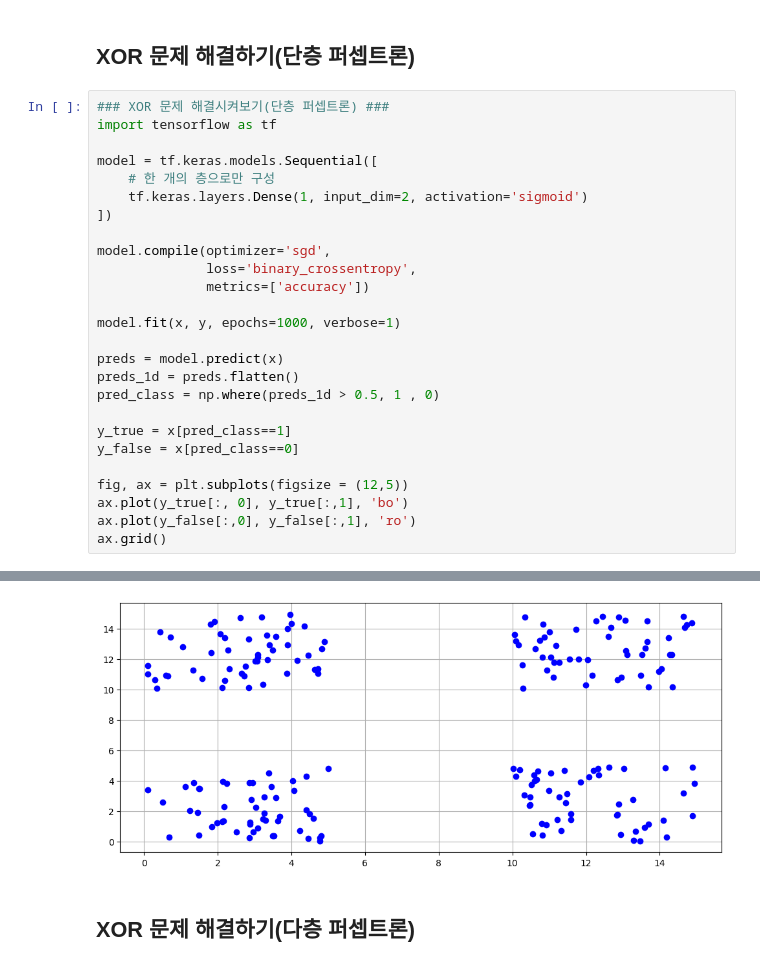
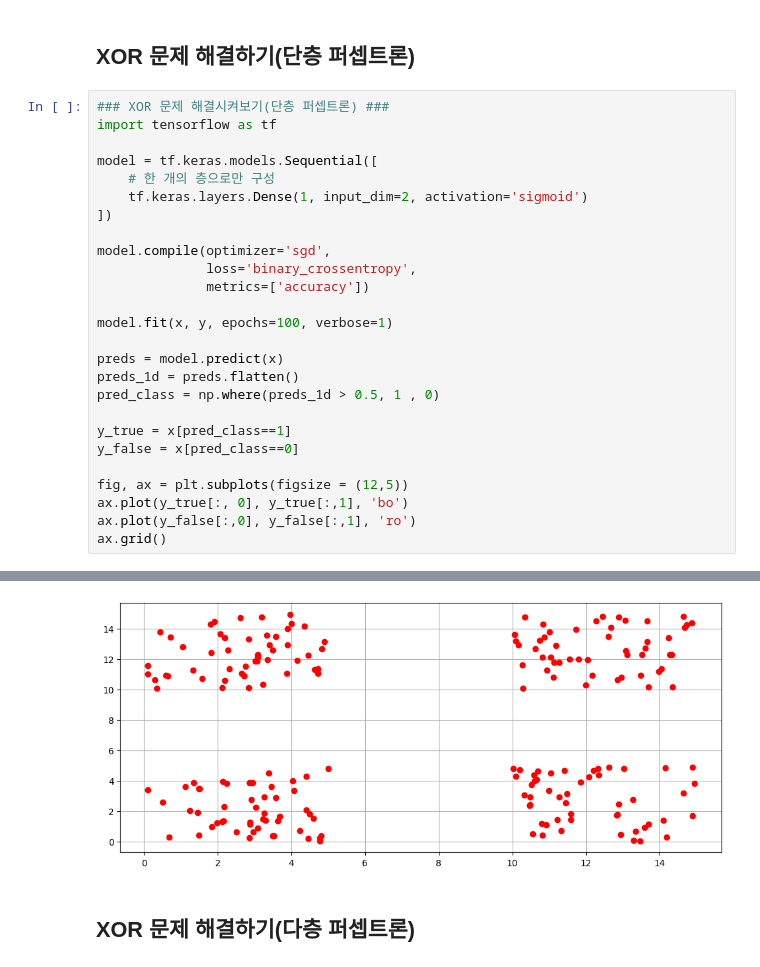
Before and after one commit to cserock/colab-examples, a Jupyter notebook: 02_퍼셉트론_XOR_예제.ipynb, the cells around one changed output, grey strips where cells are left out. Drawn from its saved outputs; the diff is of its cells as text.

```diff
--- a/02_퍼셉트론_XOR_예제.ipynb
+++ b/02_퍼셉트론_XOR_예제.ipynb
@@ -61,7 +61,7 @@ model.compile(optimizer='sgd',
               loss='binary_crossentropy',
               metrics=['accuracy'])
 
-model.fit(x, y, epochs=1000, verbose=1)
+model.fit(x, y, epochs=100, verbose=1)
 
 preds = model.predict(x)
 preds_1d = preds.flatten()
@@ -95,4 +97,4 @@ Epoch 1000/1000
-[figure, old version]
+[figure, new version]
 # %% [markdown]
 ## XOR 문제 해결하기(다층 퍼셉트론)
 # %%
```
Also changed, not shown: parts of 2 cells of this notebook.
